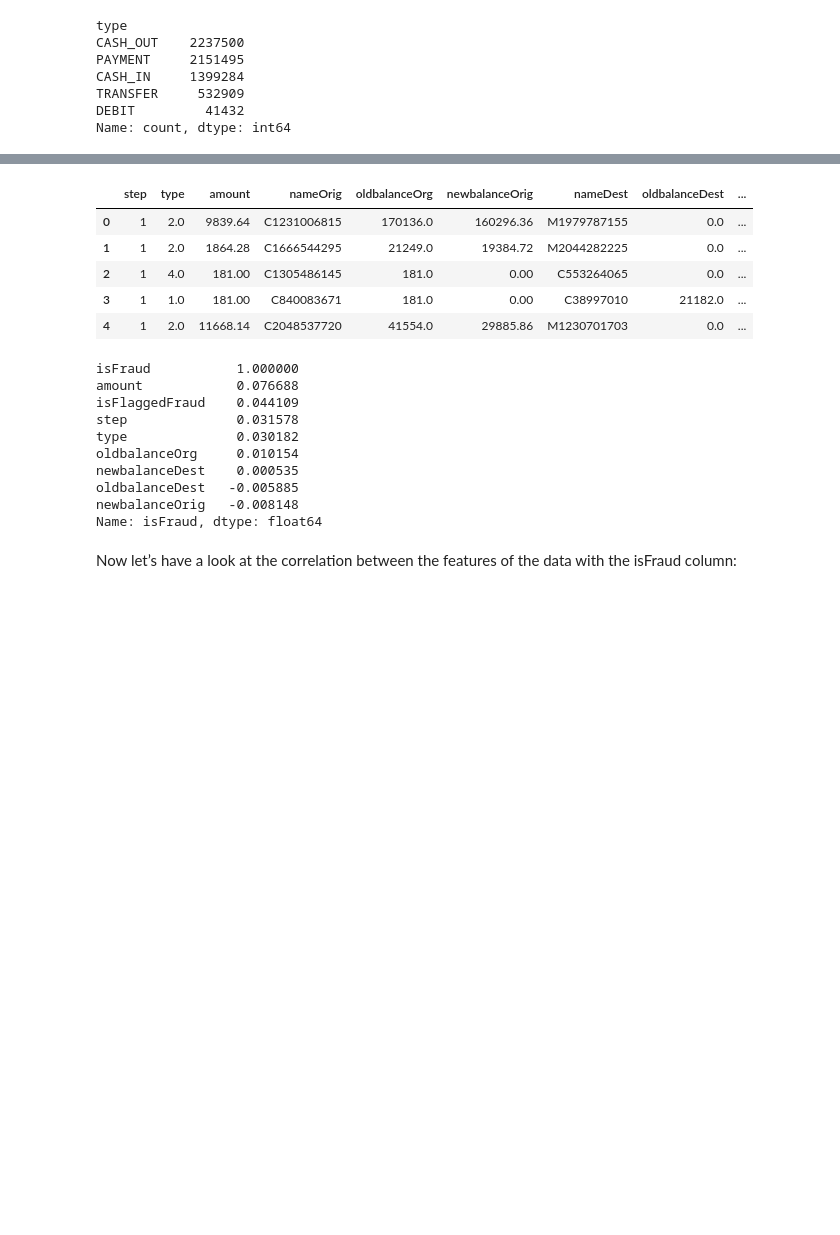
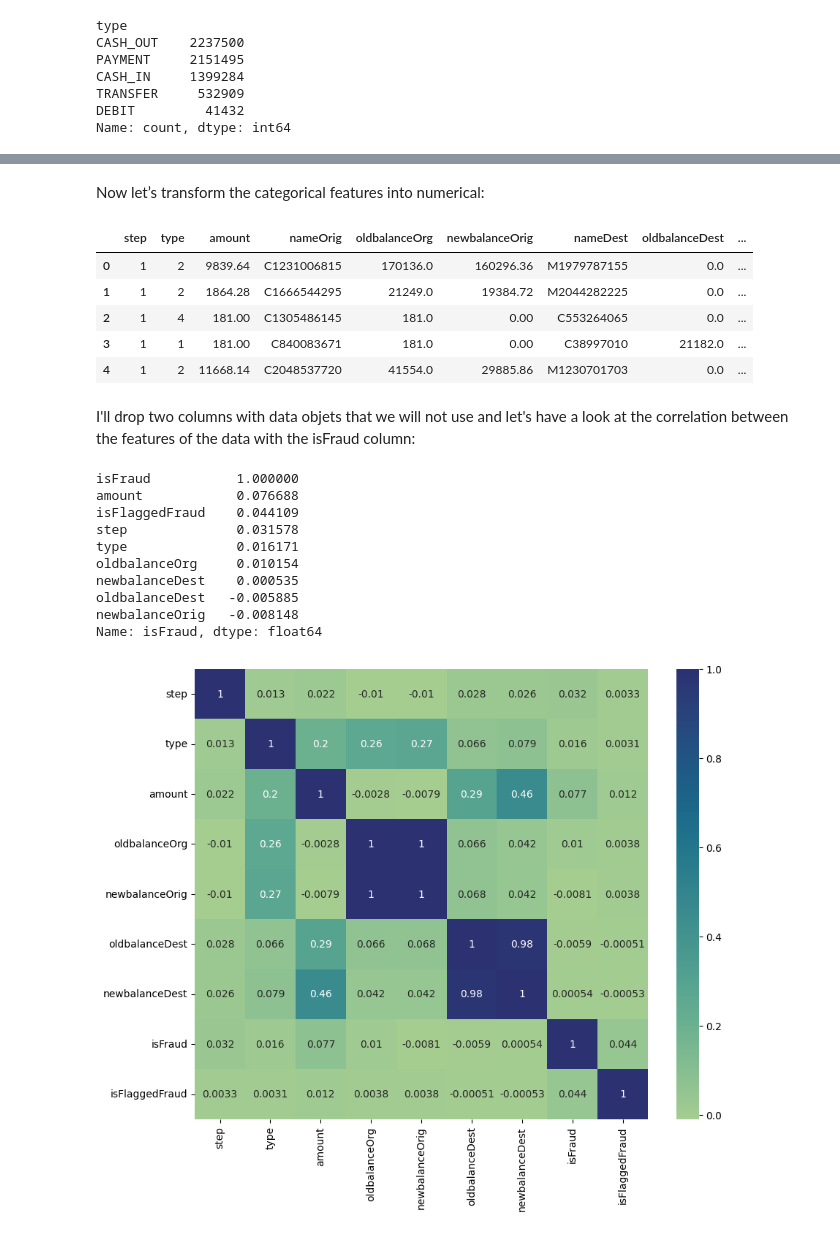
Before and after one commit to maarfelipe/MachineLearningPortfolio, a Jupyter notebook: 005. OnlinePaymentsFraudDetection/opfd.ipynb, the cells around one changed output, grey strips where cells are left out. Saved outputs shown, nothing was run; the diff lists cells and outputs as text; code cells hidden in the pictures; blank space fills up the shorter version.

```diff
--- a/005. OnlinePaymentsFraudDetection/opfd.ipynb
+++ b/005. OnlinePaymentsFraudDetection/opfd.ipynb
@@ -86,17 +88,21 @@ Now let’s transform the categorical features into numerical. Here I will also
+# %% [markdown]
+Now let’s transform the categorical features into numerical:
 # %%
 data['type'] = data['type'].map({'CASH_OUT': 1,
                                  'PAYMENT': 2,
-                                 'ÇASH_IN': 3,
+                                 'CASH_IN': 3,
                                  'TRANSFER': 4,
                                  'DEBIT': 5})
 display(data.head())
 # %% [output]
 |  | step | type | amount | nameOrig | oldbalanceOrg | newbalanceOrig | nameDest | oldbalanceDest | ... |
-| 0 | 1 | 2.0 | 9839.64 | C1231006815 | 170136.0 | 160296.36 | M1979787155 | 0.0 | ... |
-| 1 | 1 | 2.0 | 1864.28 | C1666544295 | 21249.0 | 19384.72 | M2044282225 | 0.0 | ... |
-| 2 | 1 | 4.0 | 181.00 | C1305486145 | 181.0 | 0.00 | C553264065 | 0.0 | ... |
-| 3 | 1 | 1.0 | 181.00 | C840083671 | 181.0 | 0.00 | C38997010 | 21182.0 | ... |
-| 4 | 1 | 2.0 | 11668.14 | C2048537720 | 41554.0 | 29885.86 | M1230701703 | 0.0 | ... |
+| 0 | 1 | 2 | 9839.64 | C1231006815 | 170136.0 | 160296.36 | M1979787155 | 0.0 | ... |
+| 1 | 1 | 2 | 1864.28 | C1666544295 | 21249.0 | 19384.72 | M2044282225 | 0.0 | ... |
+| 2 | 1 | 4 | 181.00 | C1305486145 | 181.0 | 0.00 | C553264065 | 0.0 | ... |
+| 3 | 1 | 1 | 181.00 | C840083671 | 181.0 | 0.00 | C38997010 | 21182.0 | ... |
+| 4 | 1 | 2 | 11668.14 | C2048537720 | 41554.0 | 29885.86 | M1230701703 | 0.0 | ... |
+# %% [markdown]
+I'll drop two columns with data objets that we will not use and let's have a look at the correlation between the features of the data with the isFraud column:
 # %%
 data = data.drop(['nameOrig', 'nameDest'], axis=1)
 correlation = data.corr()
@@ -106,11 +112,17 @@ isFraud           1.000000
 amount            0.076688
 isFlaggedFraud    0.044109
 step              0.031578
-type              0.030182
+type              0.016171
 oldbalanceOrg     0.010154
 newbalanceDest    0.000535
 oldbalanceDest   -0.005885
 newbalanceOrig   -0.008148
 Name: isFraud, dtype: float64
-# %% [markdown]
-Now let’s have a look at the correlation between the features of the data with the isFraud column:
+# %%
+plt.figure(figsize=(10, 8))
+sns.heatmap(data=data.corr(),
+            cmap='crest',
+            annot=True)
+plt.show()
+# %% [output]
+[figure, added]
```
Also changed, not shown: parts of 10 cells of this notebook, 1 other file.
